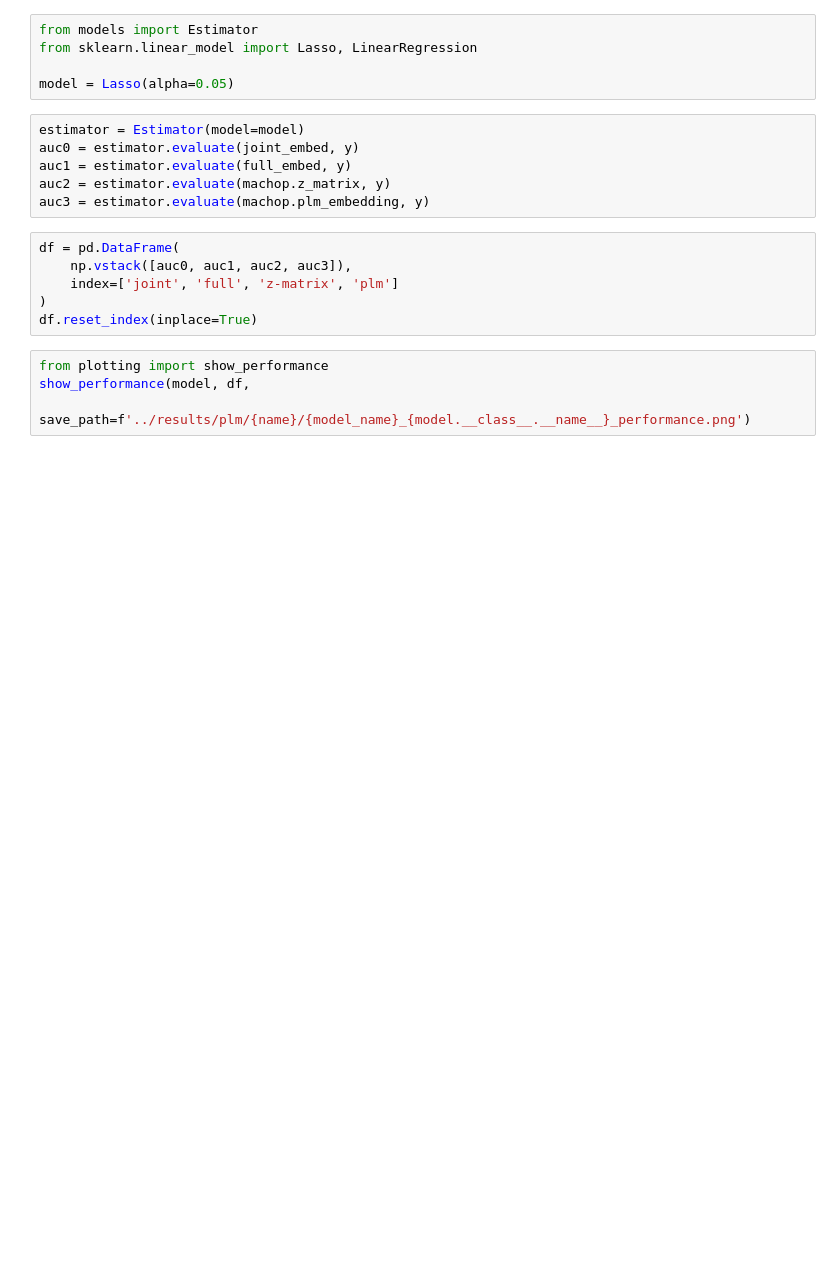
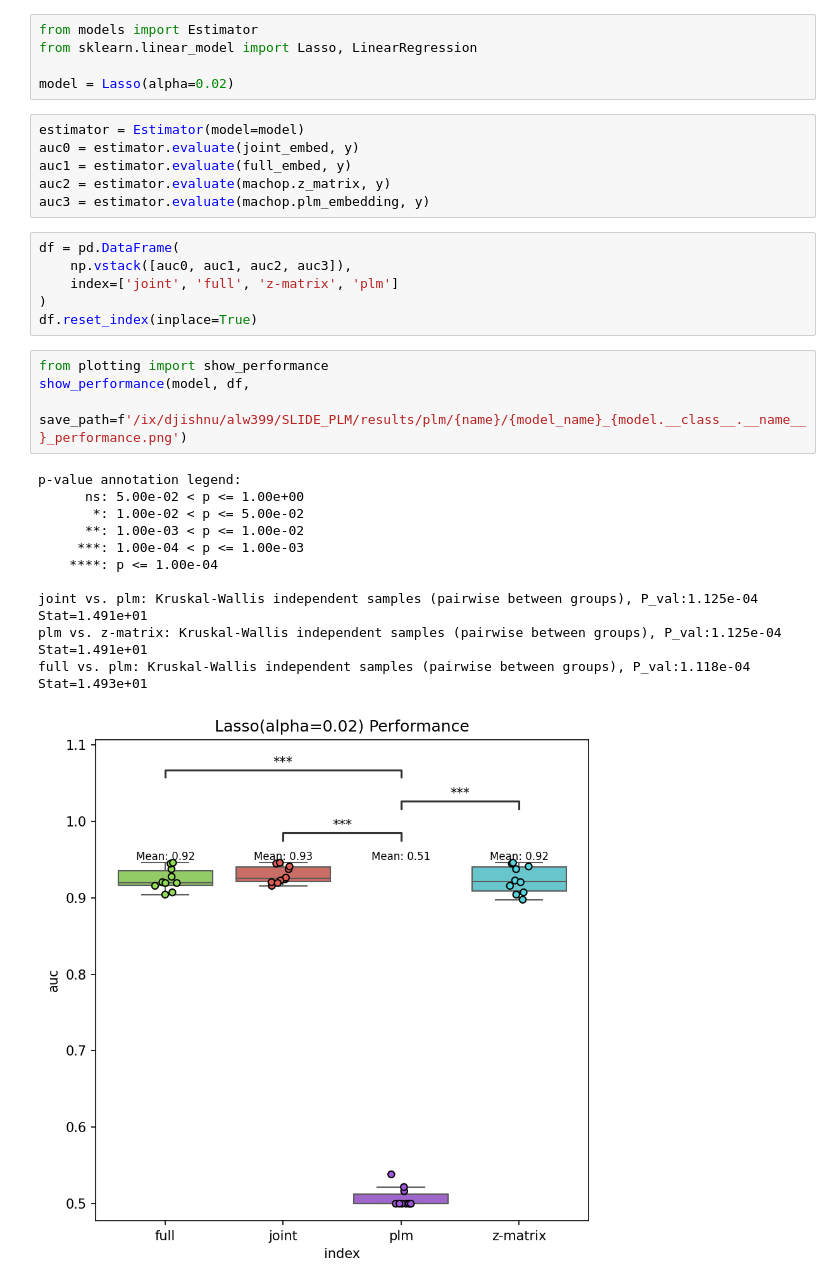
Before and after one commit to alw399/SLIDE_PLM, a Jupyter notebook: notebooks/esm2.ipynb, the cells around one changed output. Drawn from its saved outputs; the diff is of its cells as text; blank space fills up the shorter version.

```diff
--- a/notebooks/esm2.ipynb
+++ b/notebooks/esm2.ipynb
@@ -150,7 +203,7 @@ full_embed.shape
 from models import Estimator
 from sklearn.linear_model import Lasso, LinearRegression
 
-model = Lasso(alpha=0.05)
+model = Lasso(alpha=0.02)
 # %%
 estimator = Estimator(model=model)
 auc0 = estimator.evaluate(joint_embed, y)
@@ -166,7 +219,19 @@ df.reset_index(inplace=True)
 # %%
 from plotting import show_performance
 show_performance(model, df,
-                 save_path=f'../results/plm/{name}/{model_name}_{model.__class__.__name__}_performance.png')
+                 save_path=f'/ix/djishnu/alw399/SLIDE_PLM/results/plm/{name}/{model_name}_{model.__class__.__name__}_performance.png')
+# %% [output]
+p-value annotation legend:
+      ns: 5.00e-02 < p <= 1.00e+00
+       *: 1.00e-02 < p <= 5.00e-02
+      **: 1.00e-03 < p <= 1.00e-02
+     ***: 1.00e-04 < p <= 1.00e-03
+    ****: p <= 1.00e-04
+
+joint vs. plm: Kruskal-Wallis independent samples (pairwise between groups), P_val:1.125e-04 Stat=1.491e+01
+plm vs. z-matrix: Kruskal-Wallis independent samples (pairwise between groups), P_val:1.125e-04 Stat=1.491e+01
+full vs. plm: Kruskal-Wallis independent samples (pairwise between groups), P_val:1.118e-04 Stat=1.493e+01
+[figure, added]
 # %%
 model = LinearRegression()
 
```
Also changed, not shown: parts of 23 cells of this notebook, 4 other files.
